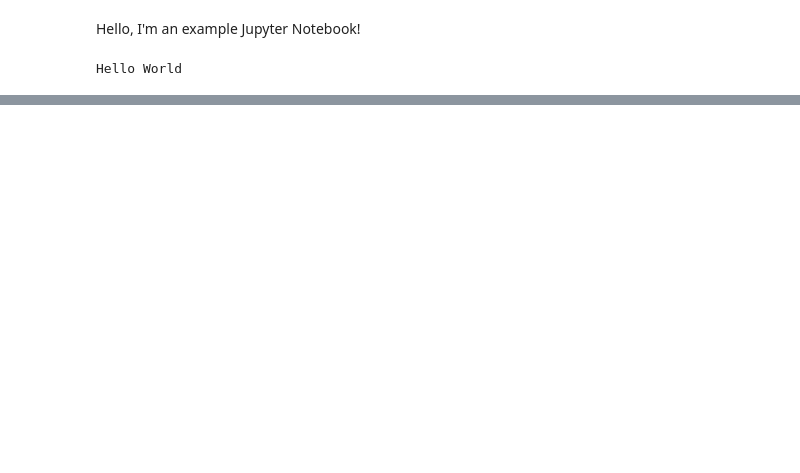
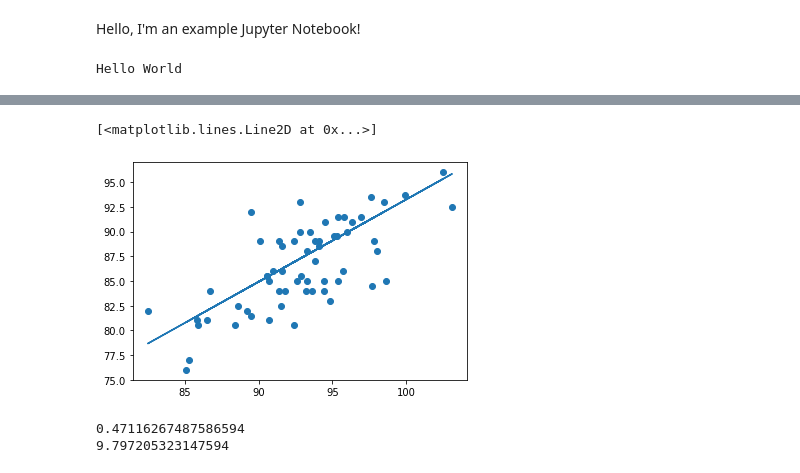
Before and after one commit to 1chcastroleonardo/Homework2, a Jupyter notebook: notebook/example.ipynb, the cells around one changed output, grey strips where cells are left out. Drawn from its saved outputs; the diff is of its cells as text; code cells hidden in the pictures; blank space fills up the shorter version.

```diff
--- a/notebook/example.ipynb
+++ b/notebook/example.ipynb
@@ -11,0 +95,21 @@ import np as numpy
+# %%
+df_male = df.loc[df['sex'] == 'm']
+df_female = df.loc[df['sex'] == 'f']
+# %%
+x_male = df_male['hdlngth']
+y_male = df_male['totlngth']
+x_female = df_female['hdlngth']
+y_female = df_female ['totlngth']
+# %%
+plt.scatter(x_male, y_male)
+plt.plot(x_male, linear_line(x_male, opt[0], opt[1]))
+# %% [output]
+[<matplotlib.lines.Line2D at 0x...>]
+[figure, added]
+# %%
+y_pred = linear_line(x_male, *opt)
+print(r2_score(y_male, y_pred))
+print(mean_squared_error(y_male, y_pred))
+# %% [output]
+0.47116267487586594
+9.797205323147594
```
Also changed, not shown: parts of 66 cells of this notebook.
